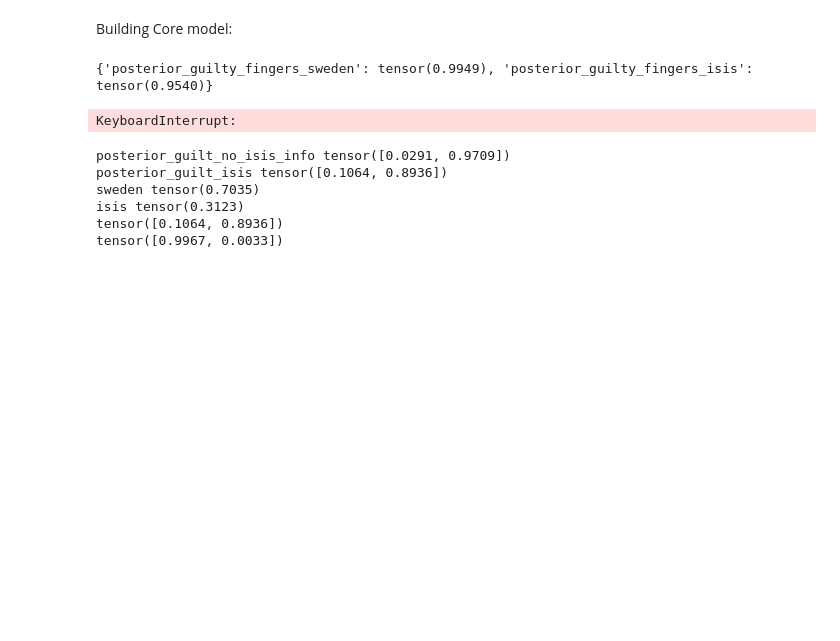
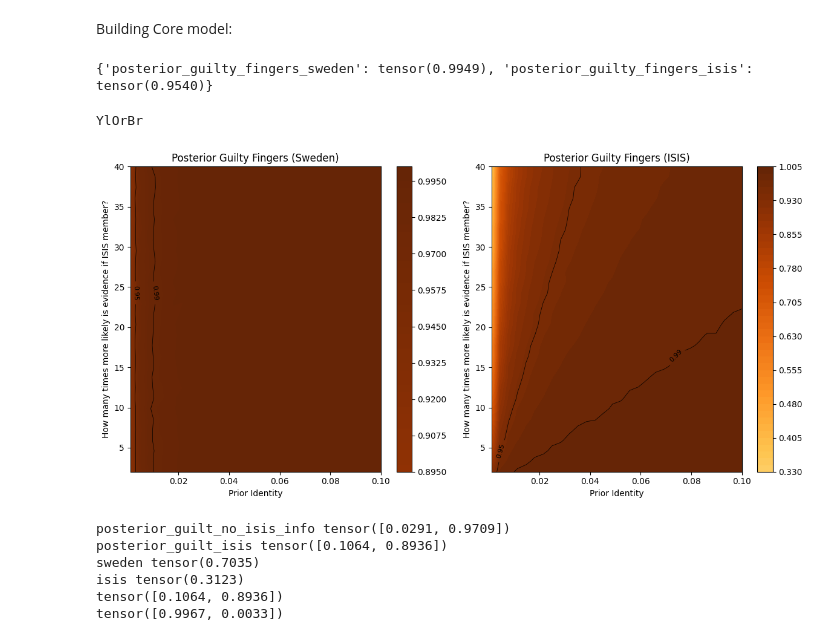
Before and after one commit to rfl-urbaniak/MRbook, a Jupyter notebook: docs/weight/missing_fingers.ipynb, the cells around one changed output. Cells and saved outputs as stored; diff of their text form; code cells hidden in the pictures; blank space fills up the shorter version.

Commit message:
add contour plots

```diff
--- a/docs/weight/missing_fingers.ipynb
+++ b/docs/weight/missing_fingers.ipynb
@@ -92,25 +95,71 @@ posterior_isis = outcome["posterior_guilty_fingers_isis"]
 # %%
-import tqdm
+
 
 prior_options = torch.linspace(0.001,0.1, 30)
 isis_options = torch.linspace(1, 20, 30) * 2/20000
 
 prior_grid, isis_grid = torch.meshgrid(prior_options, isis_options)
 
-prior_grid = prior_grid.flatten()
-isis_grid = isis_grid.flatten()
+prior_flat = prior_grid.flatten()
+isis_flat = isis_grid.flatten()
 
 sweden_list = []
 isis_list = []
 i = 0
-epochs_iter = tqdm.notebook.tqdm(range(len(isis_grid)), desc="Combination")
-for (pr, isis) in zip(prior_grid, isis_grid):
 
+iter = tqdm.notebook.tqdm(range(len(isis_flat)), desc="Combination")
+for i in iter:
+    pr = prior_flat[i]
+    isis = isis_flat[i]
 
     outcome =  swedish_fingers_guilt_precise_core(pr_identity=pr,
                                              pr_fingers_match_if_isis=isis)
-
     sweden_list.append(outcome["posterior_guilty_fingers_sweden"])
     isis_list.append(outcome["posterior_guilty_fingers_isis"])
-# %% [output]
-KeyboardInterrupt:
+# %%
+import matplotlib.ticker as ticker
+
+Norm = plt.Normalize(vmin=0, vmax=1)
+
+grid_shape = (len(prior_options), len(isis_options))
+sweden_array = np.array(sweden_list).reshape(grid_shape)
+isis_array = np.array(isis_list).reshape(grid_shape)
+
+# Create the contour plots
+fig, ax = plt.subplots(1, 2, figsize=(12, 6))
+
+colormaps = plt.colormaps()
+
+cmap = colormaps[35]
+
+print(cmap)
+
+c1 = ax[0].contourf(prior_options.numpy(), isis_options.numpy(), sweden_array.T, levels=50,
+                    cmap=cmap, norm = Norm)
+clines1 = ax[0].contour(prior_options.numpy(), isis_options.numpy(),
+                        sweden_array.T, levels=[0.95, .99], colors='k', linewidths=0.5)
+ax[0].clabel(clines1, inline=True, fontsize=8, fmt="%.2f")
+ax[0].set_title("Posterior Guilty Fingers (Sweden)")
+ax[0].set_xlabel("Prior Identity")
+formatter = ticker.FuncFormatter(lambda x, _: f"{x * 20000:,.0f}")
+ax[0].yaxis.set_major_formatter(formatter)
+ax[0].set_ylabel("How many times more likely is evidence if ISIS member?")
+fig.colorbar(c1, ax=ax[0])
+
+# Plot for ISIS
+c2 = ax[1].contourf(prior_options.numpy(), isis_options.numpy(), isis_array.T, levels=50,
+                    cmap=cmap, norm = Norm )
+clines2 = ax[1].contour(prior_options.numpy(), isis_options.numpy(),
+                        isis_array.T, levels=[0.95, 0.99], colors='k', linewidths=0.5)
+ax[1].clabel(clines2, inline=True, fontsize=8, fmt="%.2f")
+ax[1].set_title("Posterior Guilty Fingers (ISIS)")
+ax[1].set_xlabel("Prior Identity")
+ax[1].yaxis.set_major_formatter(formatter)
+ax[1].set_ylabel("How many times more likely is evidence if ISIS member?")
+fig.colorbar(c2, ax=ax[1])
+
+plt.tight_layout()
+plt.show()
+# %% [output]
+YlOrBr
+[figure, added]
```
Also changed, not shown: parts of 3 cells of this notebook.
